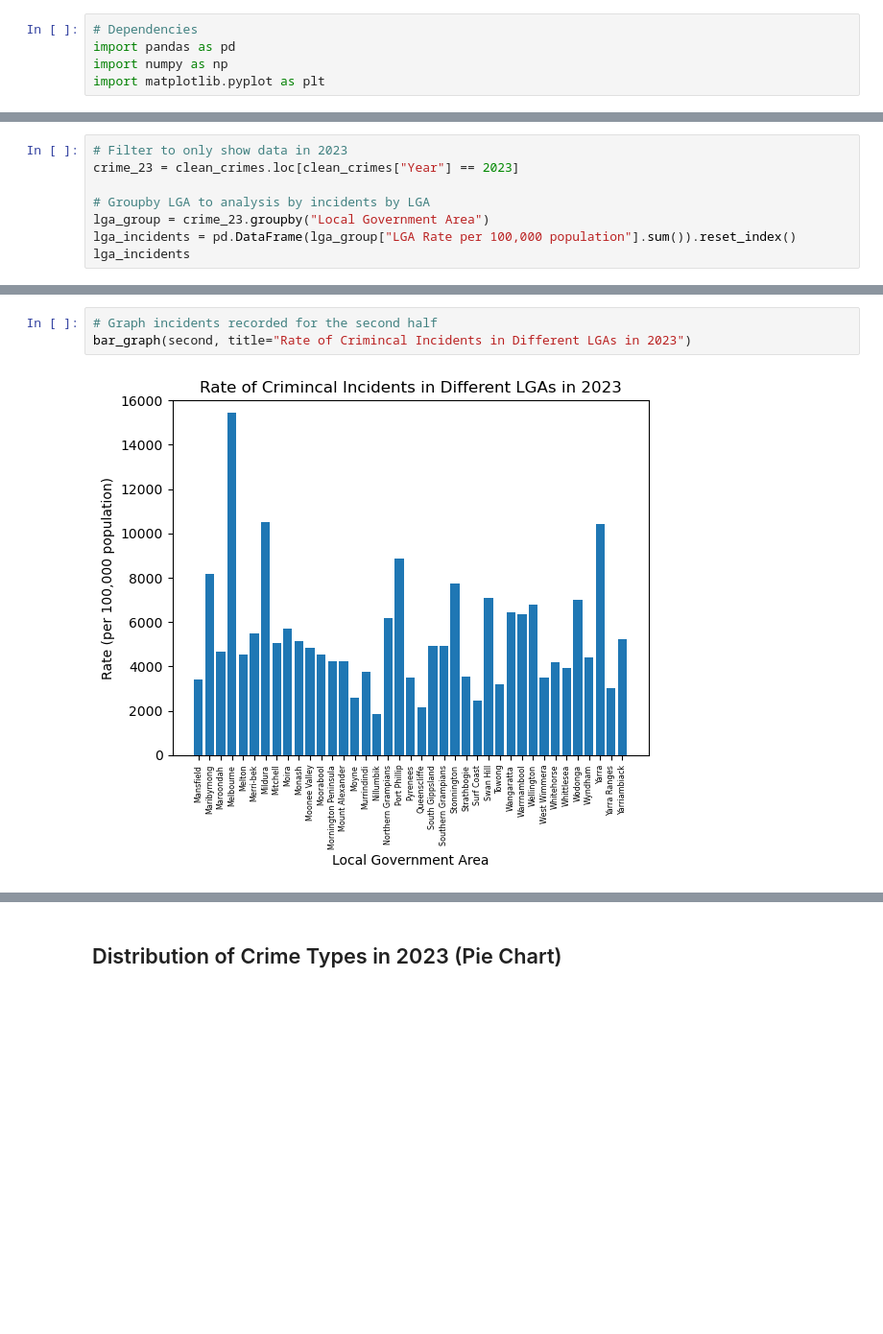
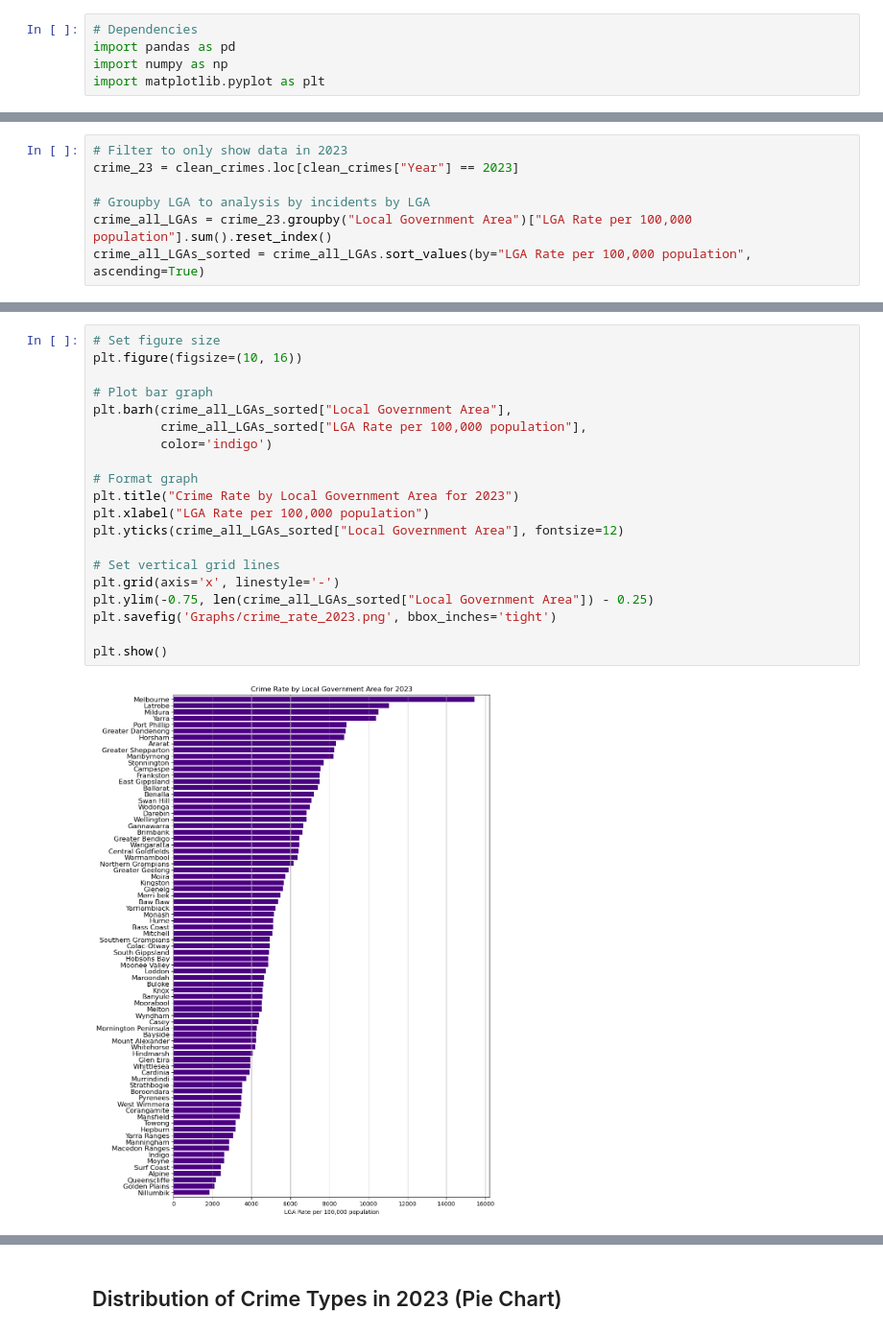
Before and after one commit to MahsaHesam/Project1, a Jupyter notebook: crime_main_code.ipynb, the cells around one changed output, grey strips where cells are left out. Shown: that part at 96% size. Drawn from its saved outputs; the diff is of its cells as text; blank space fills up the shorter version.

```diff
--- a/crime_main_code.ipynb
+++ b/crime_main_code.ipynb
@@ -52,6 +22,5 @@ clean_crimes
 crime_23 = clean_crimes.loc[clean_crimes["Year"] == 2023]
 
 # Groupby LGA to analysis by incidents by LGA
-lga_group = crime_23.groupby("Local Government Area")
-lga_incidents = pd.DataFrame(lga_group["LGA Rate per 100,000 population"].sum()).reset_index()
-lga_incidents
+crime_all_LGAs = crime_23.groupby("Local Government Area")["LGA Rate per 100,000 population"].sum().reset_index()
+crime_all_LGAs_sorted = crime_all_LGAs.sort_values(by="LGA Rate per 100,000 population", ascending=True)
@@ -94,6 +27,23 @@ bar_graph(first, title="Rate of Crimincal Incidents in Different LGAs in 2023")
-# %%
-# Graph incidents recorded for the second half
-bar_graph(second, title="Rate of Crimincal Incidents in Different LGAs in 2023")
-# %% [output]
-[figure, removed]
+# %%
+# Set figure size
+plt.figure(figsize=(10, 16))
+
+# Plot bar graph
+plt.barh(crime_all_LGAs_sorted["Local Government Area"],
+         crime_all_LGAs_sorted["LGA Rate per 100,000 population"],
+         color='indigo')
+
+# Format graph
+plt.title("Crime Rate by Local Government Area for 2023")
+plt.xlabel("LGA Rate per 100,000 population")
+plt.yticks(crime_all_LGAs_sorted["Local Government Area"], fontsize=12)
+
+# Set vertical grid lines
+plt.grid(axis='x', linestyle='-')
+plt.ylim(-0.75, len(crime_all_LGAs_sorted["Local Government Area"]) - 0.25)
+plt.savefig('Graphs/crime_rate_2023.png', bbox_inches='tight')
+
+plt.show()
+# %% [output]
+[figure, added]
 # %% [markdown]
```
Also changed, not shown: parts of 37 cells of this notebook, 6 other files.
